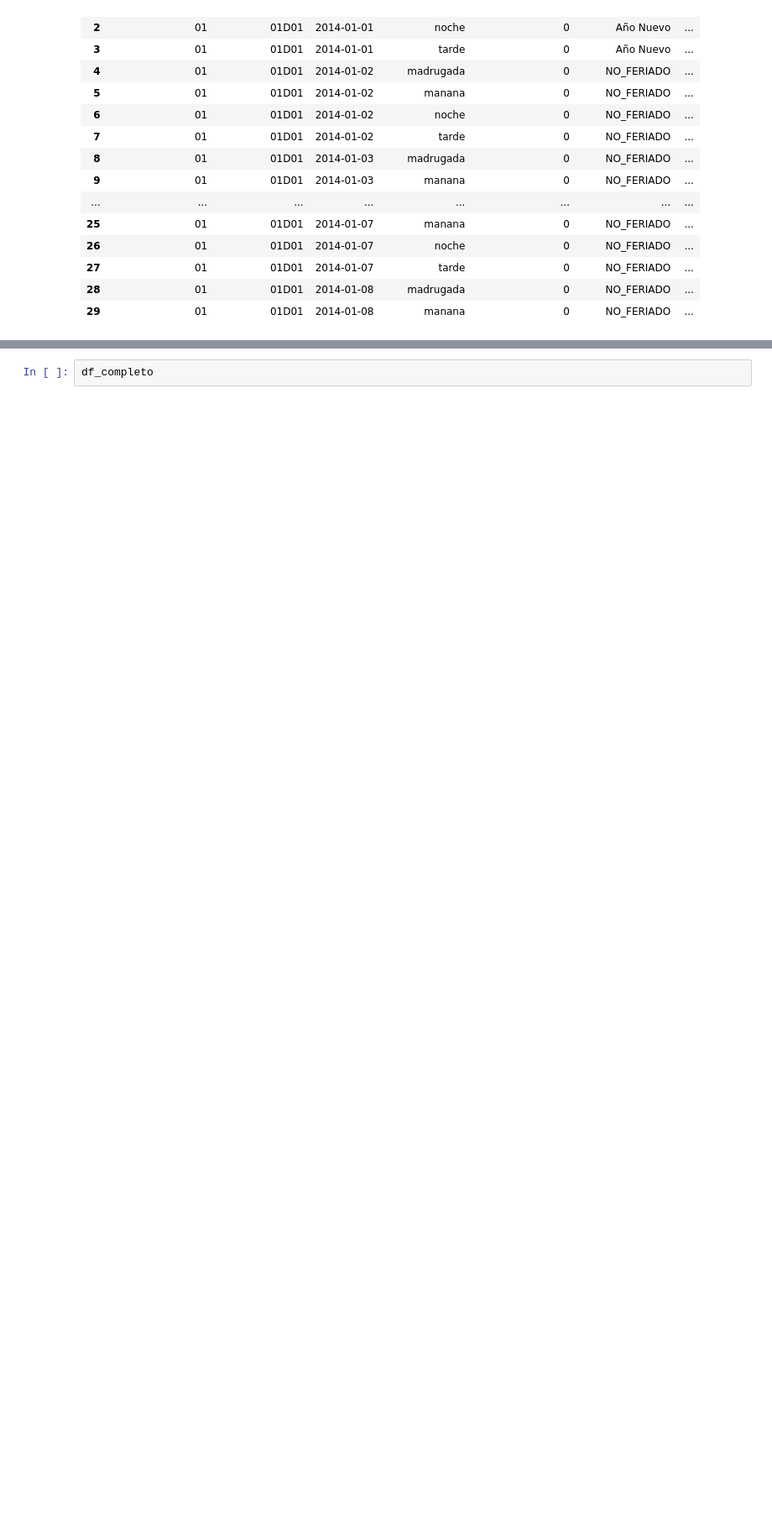
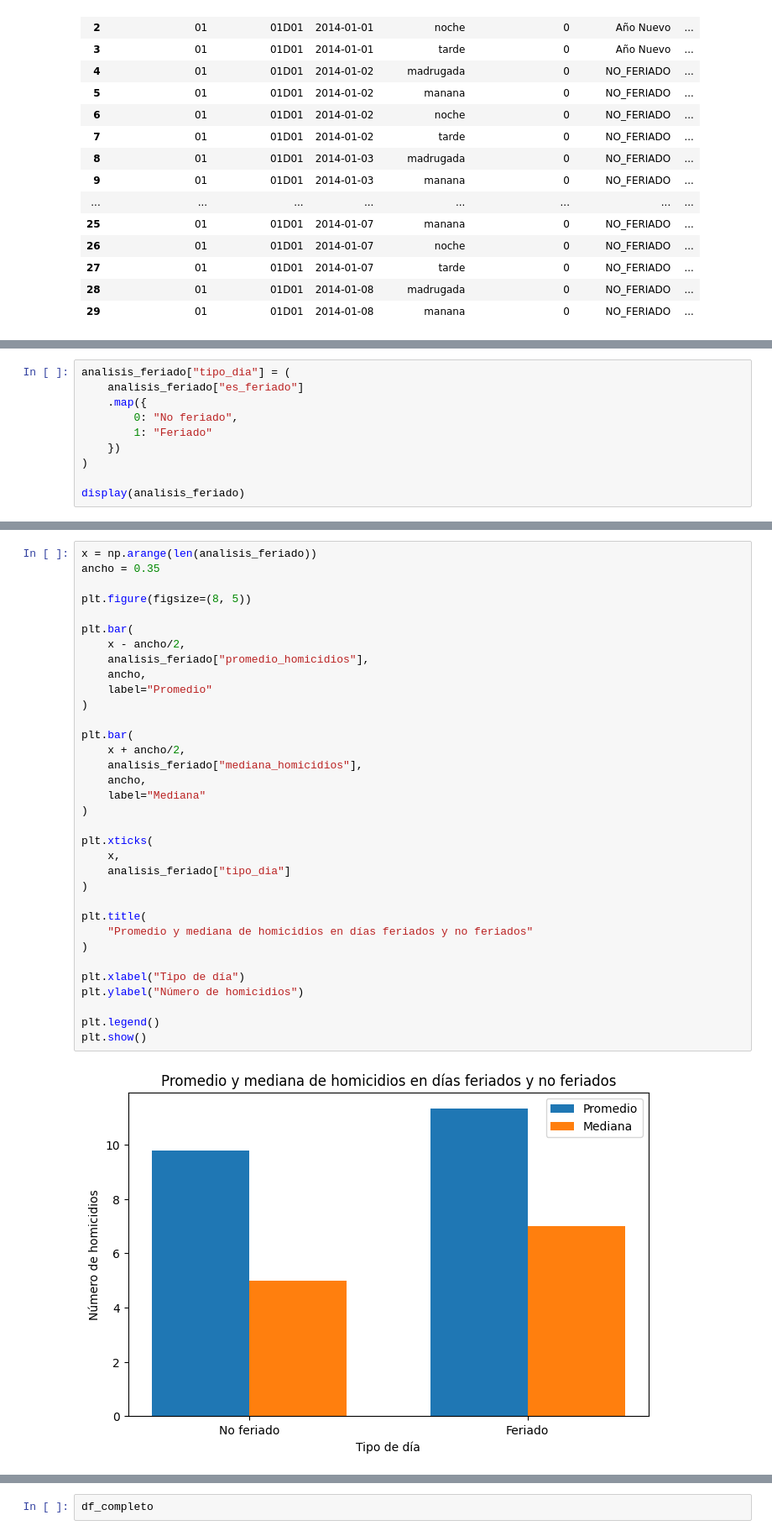
Before and after one commit to chadowsv/model-loa, a Jupyter notebook: Procesamiento_DatasetModelo.ipynb, the cells around one changed output, grey strips where cells are left out. Shown at 84% size. Drawn from its saved outputs; the diff is of its cells as text; blank space fills up the shorter version.

```diff
--- a/Procesamiento_DatasetModelo.ipynb
+++ b/Procesamiento_DatasetModelo.ipynb
@@ -568,0 +917,10 @@ df_completo.head(30)
+# %%
+analisis_feriado["tipo_dia"] = (
+    analisis_feriado["es_feriado"]
+    .map({
+        0: "No feriado",
+        1: "Feriado"
+    })
+)
+
+display(analisis_feriado)
@@ -569 +931,37 @@ df_completo.head(30)
+# %%
+x = np.arange(len(analisis_feriado))
+ancho = 0.35
+
+plt.figure(figsize=(8, 5))
+
+plt.bar(
+    x - ancho/2,
+    analisis_feriado["promedio_homicidios"],
+    ancho,
+    label="Promedio"
+)
+
+plt.bar(
+    x + ancho/2,
+    analisis_feriado["mediana_homicidios"],
+    ancho,
+    label="Mediana"
+)
+
+plt.xticks(
+    x,
+    analisis_feriado["tipo_dia"]
+)
+
+plt.title(
+    "Promedio y mediana de homicidios en días feriados y no feriados"
+)
+
+plt.xlabel("Tipo de día")
+plt.ylabel("Número de homicidios")
+
+plt.legend()
+plt.show()
+# %% [output]
+[figure, added]
 # %% [markdown]
```
Also changed, not shown: parts of 22 cells of this notebook.
